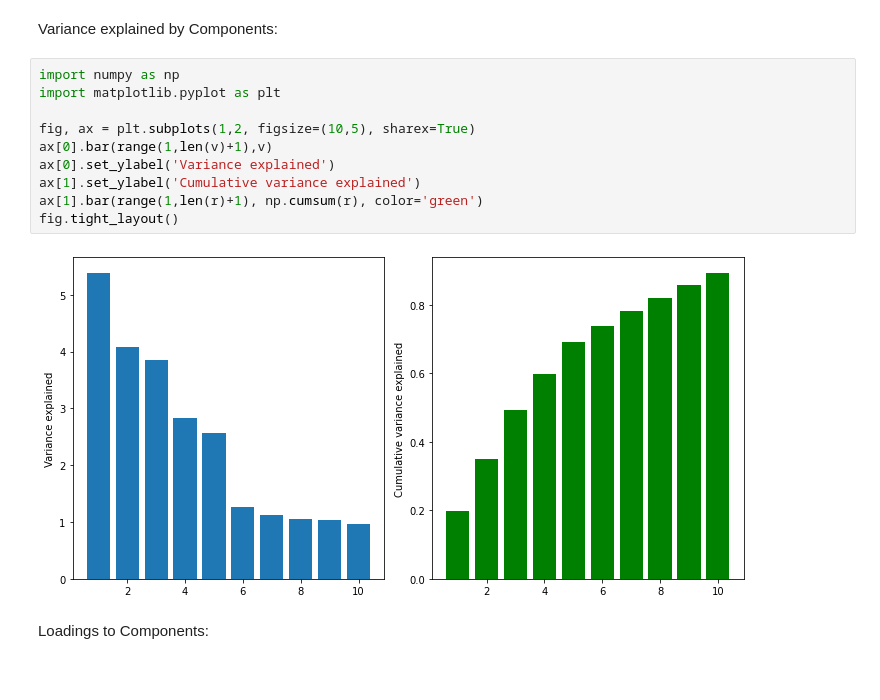
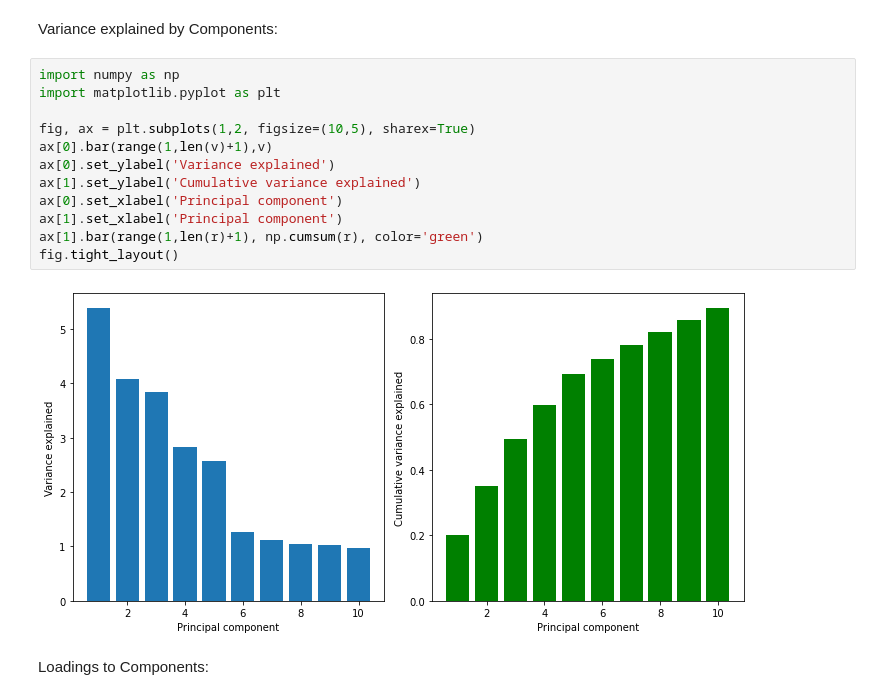
Before and after one commit to Alexx882/CA-CEP-model, a Jupyter notebook: feature_evaluation.ipynb, the cells around one changed output. Saved outputs shown, nothing was run; the diff lists cells and outputs as text.

```diff
--- a/feature_evaluation.ipynb
+++ b/feature_evaluation.ipynb
@@ -110,15 +148,17 @@ Variance explained by Components:
 # %%
 import numpy as np
 import matplotlib.pyplot as plt
 
 fig, ax = plt.subplots(1,2, figsize=(10,5), sharex=True)
 ax[0].bar(range(1,len(v)+1),v)
 ax[0].set_ylabel('Variance explained')
 ax[1].set_ylabel('Cumulative variance explained')
+ax[0].set_xlabel('Principal component')
+ax[1].set_xlabel('Principal component')
 ax[1].bar(range(1,len(r)+1), np.cumsum(r), color='green')
 fig.tight_layout()
 # %% [output]
-[figure, old version]
+[figure, new version]
 # %% [markdown]
 Loadings to Components:
 # %%
```
Also changed, not shown: parts of 5 cells of this notebook, 5 other files.
